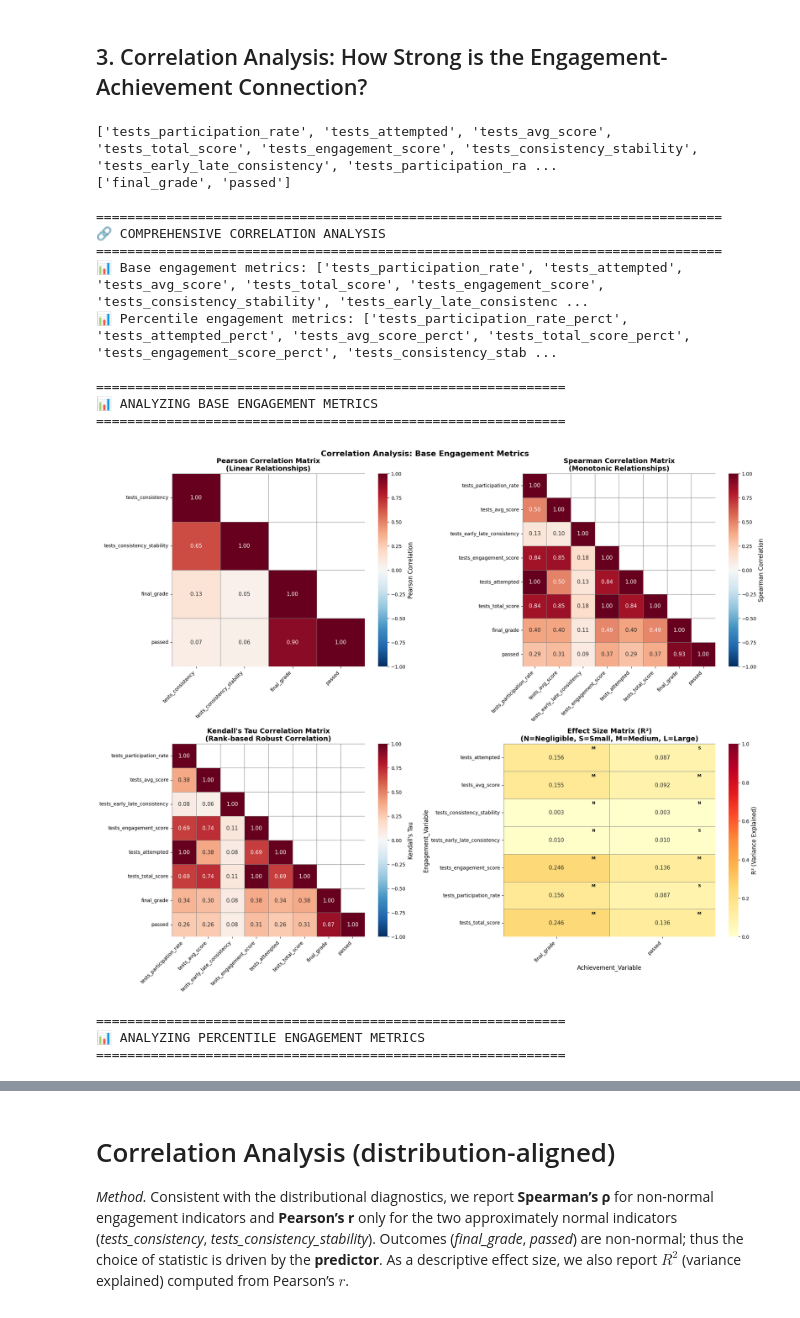
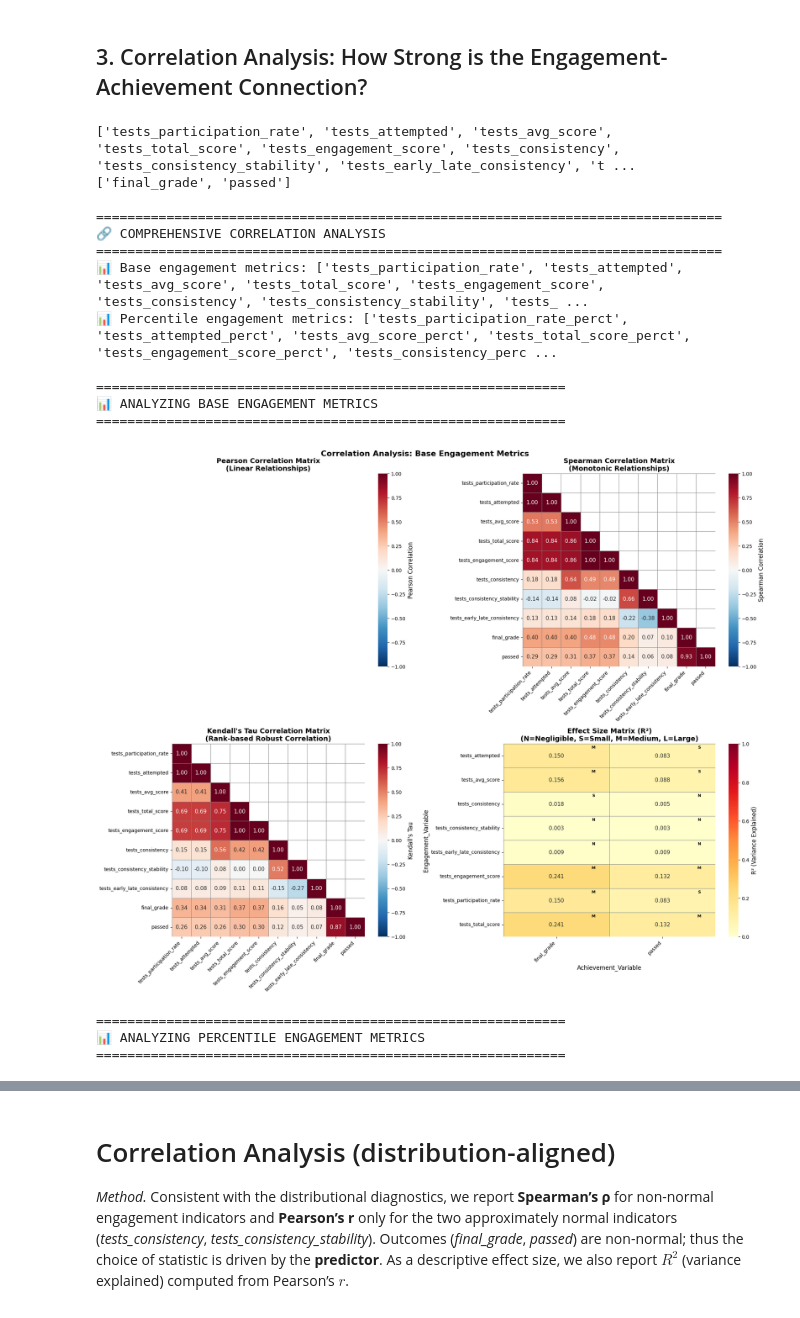
Before and after one commit to jsam/fc, a Jupyter notebook: notebooks/01_engagement_regression.ipynb, the cells around one changed output, grey strips where cells are left out. Saved outputs shown, nothing was run; the diff lists cells and outputs as text; code cells hidden in the pictures.

```diff
--- a/notebooks/01_engagement_regression.ipynb
+++ b/notebooks/01_engagement_regression.ipynb
@@ -140,6 +140,7 @@ if available_tests:
 
     # 2. Test Average Score (mean of attempted tests)
     df['tests_avg_score'] = df[available_tests].mean(axis=1, skipna=True)
+    df["tests_avg_score"].fillna(0, inplace=True)
 
     # 3. Tests Attempted (absolute count)
     df['tests_attempted'] = df[available_tests].notna().sum(axis=1)
@@ -156,10 +157,10 @@ if available_tests:
     test_std = df[available_tests].std(axis=1, skipna=True)
     test_mean = df[available_tests].mean(axis=1, skipna=True)
     cv = test_std / test_mean
-    df['tests_consistency'] = 1 / (1 + cv.fillna(0)) # Lower = more consistent
+    df['tests_consistency'] = 1 / (1 + cv.fillna(0)) # Higher = more consistent
 
     test_variance = df[available_tests].var(axis=1, skipna=True)
-    df['tests_consistency_stability'] = 1 - test_variance.fillna(0)
+    df['tests_consistency_stability'] = 1 - (1 + test_variance.fillna(0))
 
     mid_point = len(available_tests) // 2
     first_half = available_tests[:mid_point]
@@ -170,7 +171,7 @@ if available_tests:
 
     # Calculate absolute difference (lower = more consistent)
     performance_drift = abs(first_half_mean - second_half_mean)
-    df['tests_early_late_consistency'] = 1- (1 / (1 + performance_drift.fillna(0)))
+    df['tests_early_late_consistency'] = 1 - (1 / (1 + performance_drift.fillna(0)))
 
     # --- Add percentile features for key engagement metrics ---
     print("\n📊 Calculating Percentiles for Engagement Metrics...")
@@ -182,10 +183,9 @@ if available_tests:
         'tests_avg_score',
         'tests_total_score',
         'tests_engagement_score',
-        # 'tests_consistency',
+        'tests_consistency',
         'tests_consistency_stability',
         'tests_early_late_consistency',
-        # 'tests_success_rate',
     ]
 
     for metric in percentile_metrics:
@@ -218,8 +218,11 @@ if 'passed' in df.columns:
 
 print(f"\n🎯 Achievement metrics available: {achievement_metrics}")
 
-df[df['fc_total_points_check'] == False][['first_name', 'last_name', 'fc_total_points_check', 'fc_total_points', 'tests_total_score']]
-#df[df['tests_attempted_check'] == False]
+
+df["final_grade"].fillna(1.0, inplace=True)
+df["passed"].fillna(0.0, inplace=True)
+
+df[test_variables + engagement_metrics + achievement_metrics + ['final_grade', 'passed']]
 # %% [output]
 🧮 Creating Engagement Metrics...
 ==================================================
@@ -559,8 +558,9 @@ def comprehensive_correlation_analysis(data, engagement_vars, achievement_vars):
 
         outs = ['final_grade', 'passed']
         if not engagement_vars_subset[0].endswith("_perct"):
-            pearson_vars = ['tests_consistency', 'tests_consistency_stability'] + outs
-            spearman_vars = list(set(available_vars) - set(pearson_vars)) + outs
+            pearson_vars = [] #['tests_consistency', 'tests_consistency_stability'] + outs
+            # spearman_vars = list(set(available_vars) - set(pearson_vars)) + outs
+            spearman_vars = available_vars
         else:
             pearson_vars = []
             spearman_vars = available_vars
@@ -966,37 +966,37 @@ def comprehensive_correlation_analysis(data, engagement_vars, achievement_vars):
             print(f"{'='*50}")
             print(f"Base metrics - Mean R²: {base_corrs['R_squared'].mean():.3f}")
             print(f"Percentile metrics - Mean R²: {perct_corrs['R_squared'].mean():.3f}")
 
             if perct_corrs['R_squared'].mean() > base_corrs['R_squared'].mean():
                 print("✅ Percentile metrics show stronger correlations on average")
             else:
                 print("✅ Base metrics show stronger correlations on average")
 
         return corr_summary_df
 
     return None
 
 
 print(engagement_metrics)
 print(achievement_metrics)
 
 # Perform comprehensive correlation analysis with split metrics
 if 'engagement_metrics' in locals() and achievement_metrics:
     correlation_results_df = comprehensive_correlation_analysis(df, engagement_metrics, achievement_metrics)
 # %% [output]
-['tests_participation_rate', 'tests_attempted', 'tests_avg_score', 'tests_total_score', 'tests_engagement_score', 'tests_consistency_stability', 'tests_early_late_consistency', 'tests_participation_ra ...
+['tests_participation_rate', 'tests_attempted', 'tests_avg_score', 'tests_total_score', 'tests_engagement_score', 'tests_consistency', 'tests_consistency_stability', 'tests_early_late_consistency', 't ...
 ['final_grade', 'passed']
 
 ================================================================================
 🔗 COMPREHENSIVE CORRELATION ANALYSIS
 ================================================================================
-📊 Base engagement metrics: ['tests_participation_rate', 'tests_attempted', 'tests_avg_score', 'tests_total_score', 'tests_engagement_score', 'tests_consistency_stability', 'tests_early_late_consistenc ...
-📊 Percentile engagement metrics: ['tests_participation_rate_perct', 'tests_attempted_perct', 'tests_avg_score_perct', 'tests_total_score_perct', 'tests_engagement_score_perct', 'tests_consistency_stab ...
+📊 Base engagement metrics: ['tests_participation_rate', 'tests_attempted', 'tests_avg_score', 'tests_total_score', 'tests_engagement_score', 'tests_consistency', 'tests_consistency_stability', 'tests_ ...
+📊 Percentile engagement metrics: ['tests_participation_rate_perct', 'tests_attempted_perct', 'tests_avg_score_perct', 'tests_total_score_perct', 'tests_engagement_score_perct', 'tests_consistency_perc ...
 
 ============================================================
 📊 ANALYZING BASE ENGAGEMENT METRICS
 ============================================================
-[figure, old version]
+[figure, new version]
 ============================================================
 📊 ANALYZING PERCENTILE ENGAGEMENT METRICS
 ============================================================
```
Also changed, not shown: parts of 7 cells of this notebook, 1 other file.
